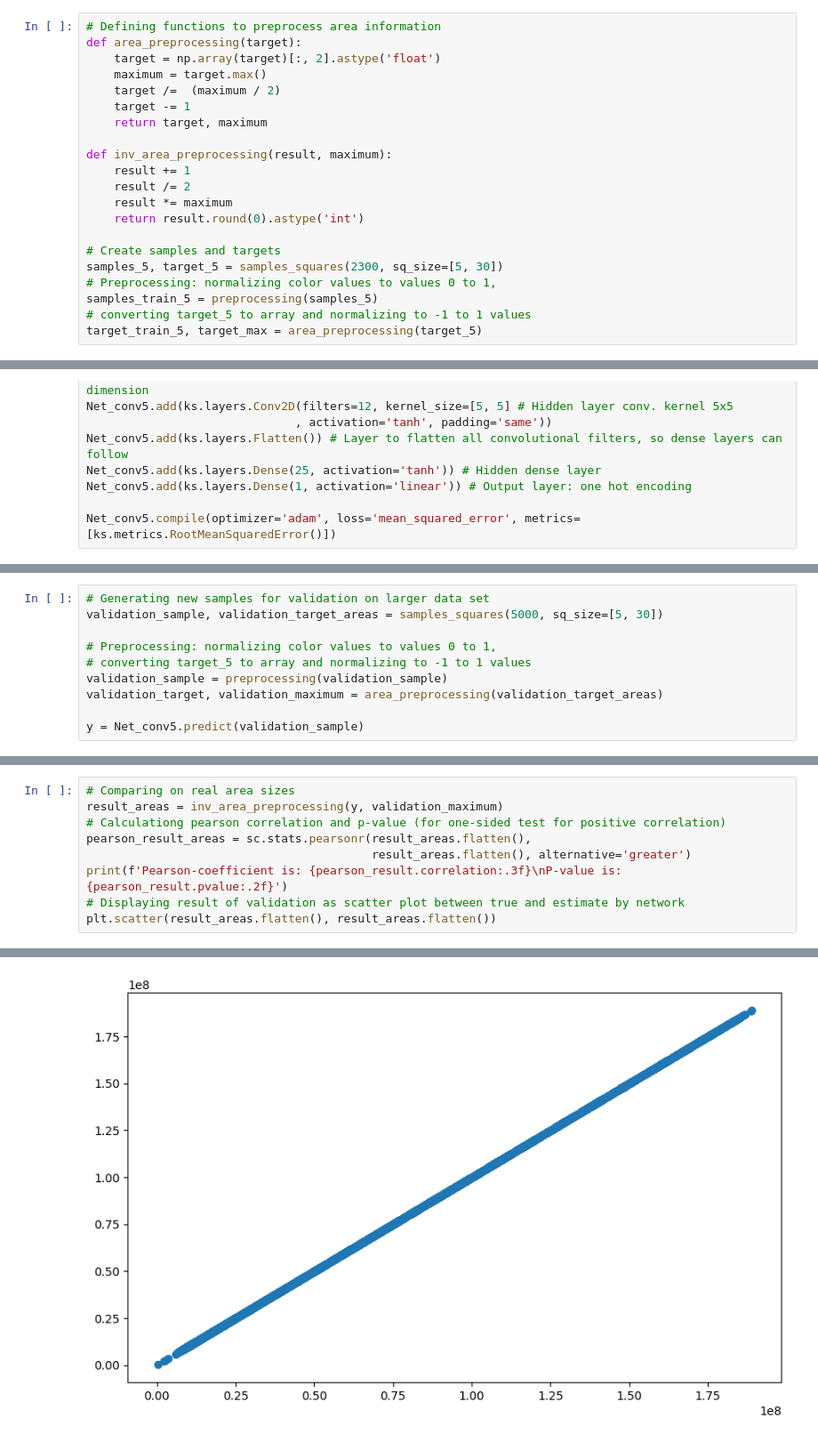
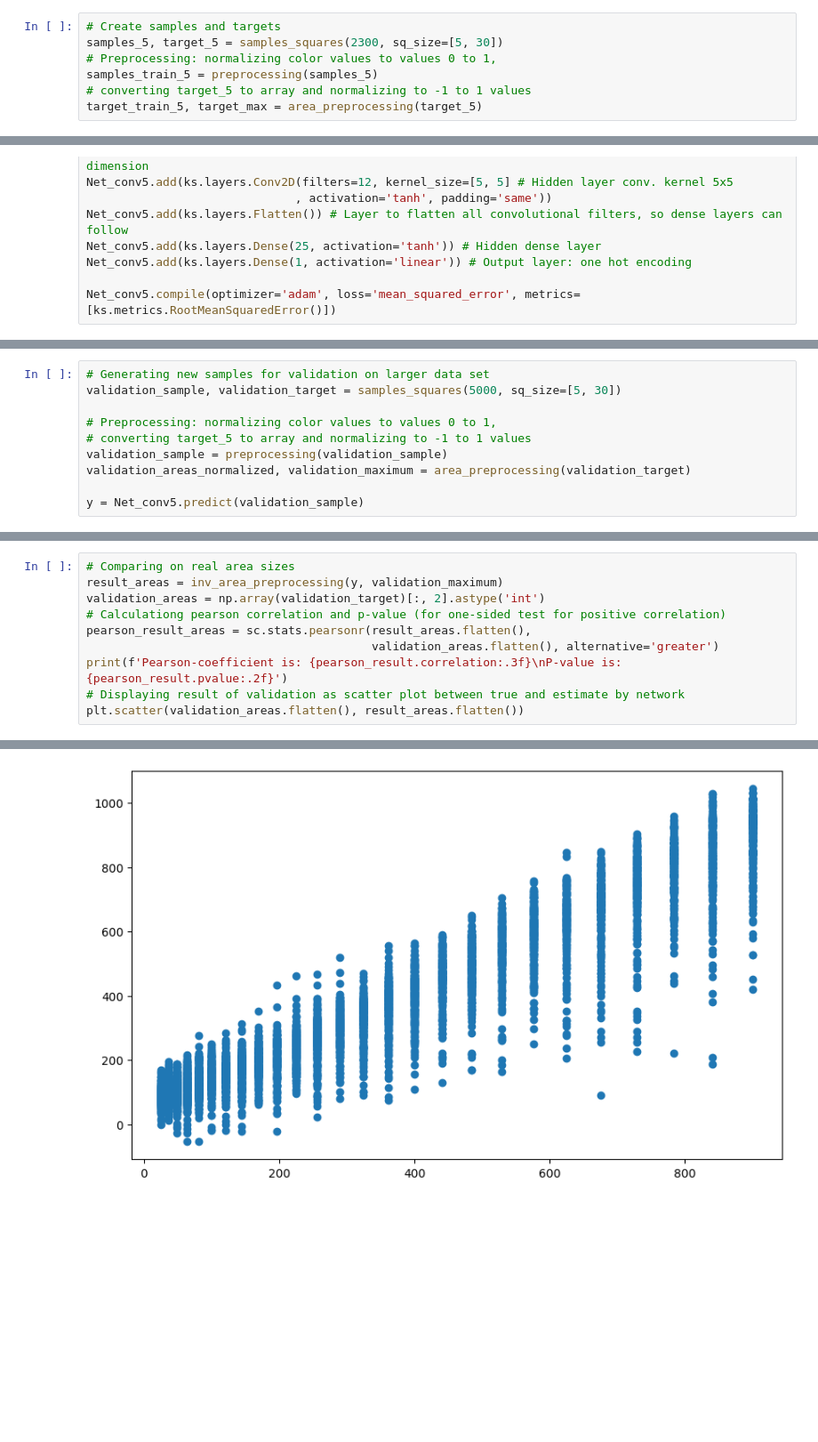
Before and after one commit to Felix-Busse/Computer_Vision_classifier_regressor, a Jupyter notebook: comparing_dense_to_conv_networks.ipynb, the cells around one changed output, grey strips where cells are left out. Shown: that part at 89% size. Saved outputs shown, nothing was run; the diff lists cells and outputs as text; blank space fills up the shorter version.

Commit message:
Target processing debugged

```diff
--- a/comparing_dense_to_conv_networks.ipynb
+++ b/comparing_dense_to_conv_networks.ipynb
@@ -524,20 +546,6 @@ Conclusion: Differenz sized squares and circles are slowing learning - even more
 # %% [markdown]
 # 4) Measuring size of squares
 # %%
-# Defining functions to preprocess area information
-def area_preprocessing(target):
-    target = np.array(target)[:, 2].astype('float')
-    maximum = target.max()
-    target /=  (maximum / 2)
-    target -= 1
-    return target, maximum
-
-def inv_area_preprocessing(result, maximum):
-    result += 1
-    result /= 2
-    result *= maximum
-    return result.round(0).astype('int')
-
 # Create samples and targets
 samples_5, target_5 = samples_squares(2300, sq_size=[5, 30])
 # Preprocessing: normalizing color values to values 0 to 1,
@@ -615,11 +623,11 @@ fig.legend()
 # %%
 # Generating new samples for validation on larger data set
-validation_sample, validation_target_areas = samples_squares(5000, sq_size=[5, 30])
+validation_sample, validation_target = samples_squares(5000, sq_size=[5, 30])
 
 # Preprocessing: normalizing color values to values 0 to 1,
 # converting target_5 to array and normalizing to -1 to 1 values
 validation_sample = preprocessing(validation_sample)
-validation_target, validation_maximum = area_preprocessing(validation_target_areas)
+validation_areas_normalized, validation_maximum = area_preprocessing(validation_target)
 
 y = Net_conv5.predict(validation_sample)
 # %% [output]
@@ -639,10 +636,11 @@ P-value is: 0.00
 # %%
 # Comparing on real area sizes
 result_areas = inv_area_preprocessing(y, validation_maximum)
+validation_areas = np.array(validation_target)[:, 2].astype('int')
 # Calculationg pearson correlation and p-value (for one-sided test for positive correlation)
 pearson_result_areas = sc.stats.pearsonr(result_areas.flatten(),
-                                         result_areas.flatten(), alternative='greater')
+                                         validation_areas.flatten(), alternative='greater')
 print(f'Pearson-coefficient is: {pearson_result.correlation:.3f}\nP-value is: {pearson_result.pvalue:.2f}')
 # Displaying result of validation as scatter plot between true and estimate by network
-plt.scatter(result_areas.flatten(), result_areas.flatten())
+plt.scatter(validation_areas.flatten(), result_areas.flatten())
 # %% [output]
@@ -650,3 +648,3 @@ Pearson-coefficient is: 0.998
 P-value is: 0.00
 <matplotlib.collections.PathCollection at 0x...>
-[figure, old version]
+[figure, new version]
```
Also changed, not shown: parts of 8 cells of this notebook.
